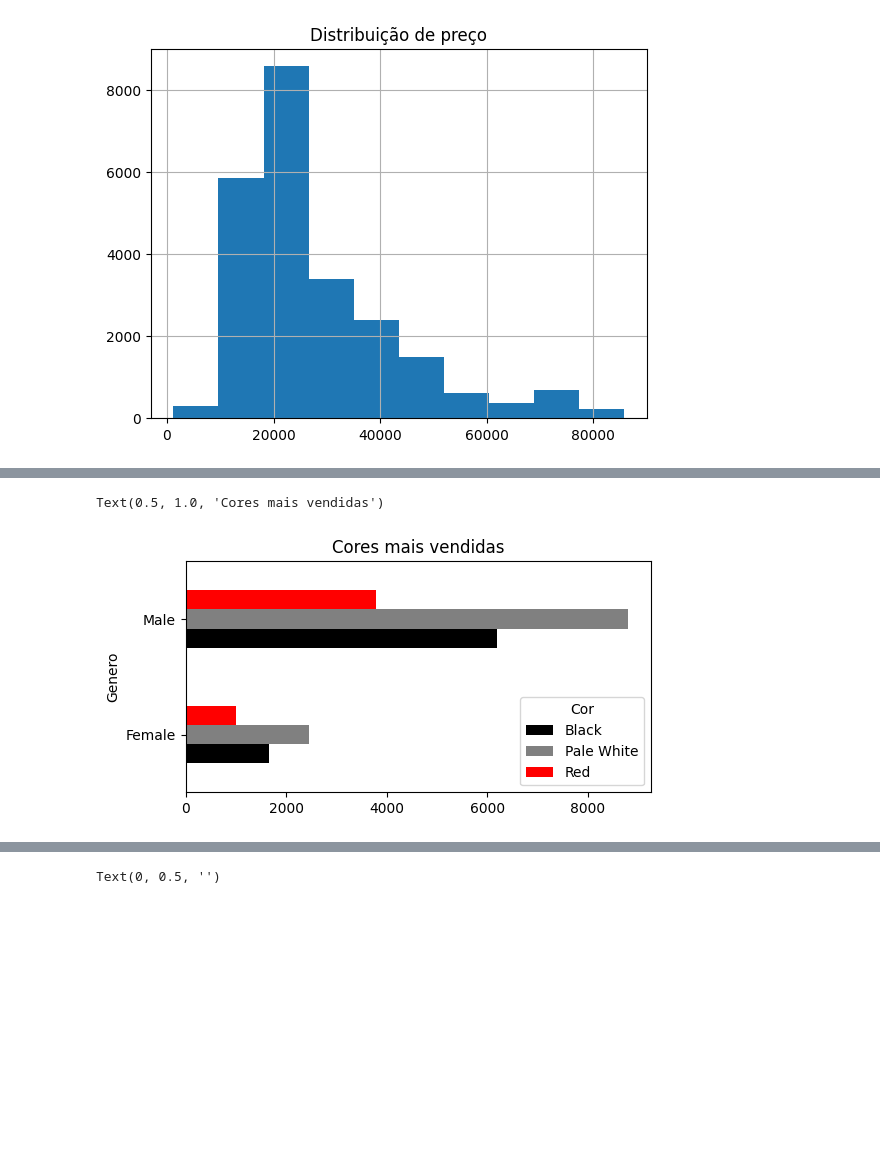
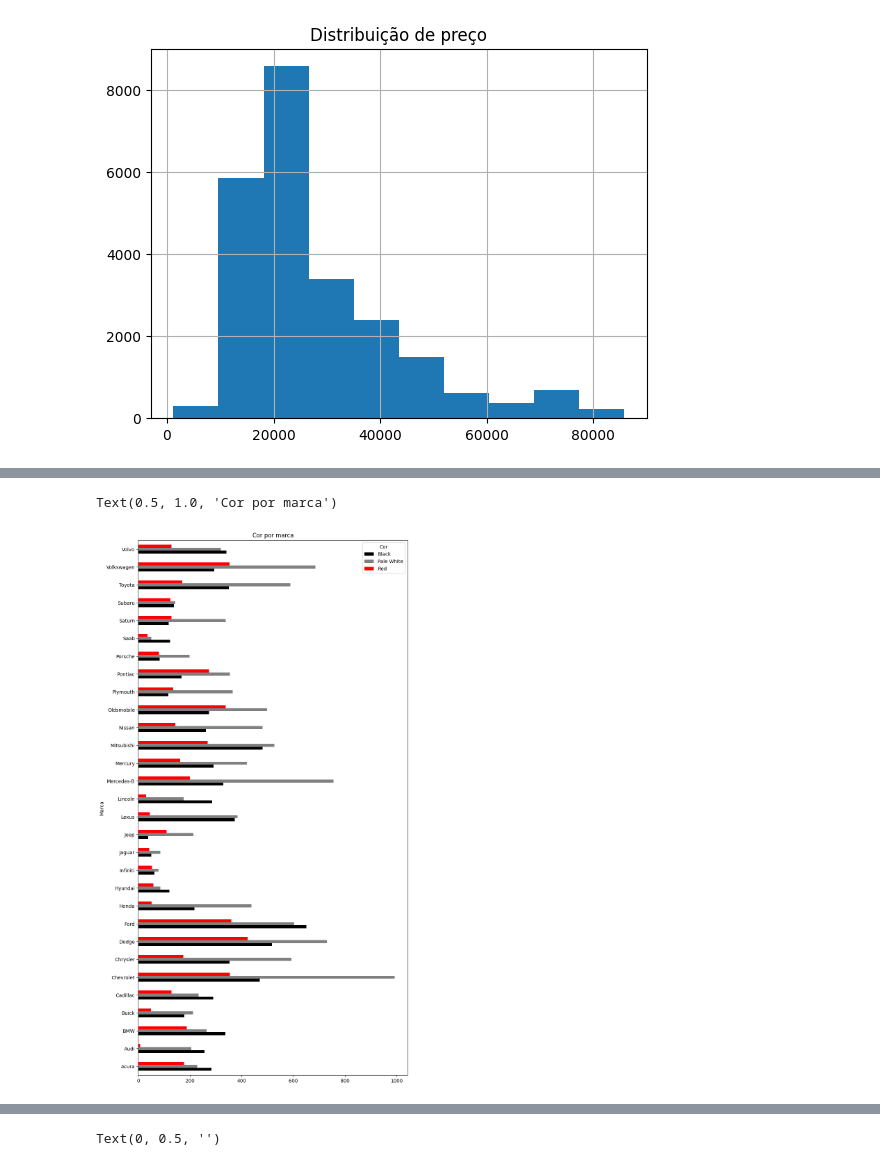
Before and after one commit to AlexPontes97/Projetos, a Jupyter notebook: venda_de_carros.ipynb, the cells around one changed output, grey strips where cells are left out. Saved outputs shown, nothing was run; the diff lists cells and outputs as text; code cells hidden in the pictures; blank space fills up the shorter version.

```diff
--- a/venda_de_carros.ipynb
+++ b/venda_de_carros.ipynb
@@ -87,8 +110,8 @@ Tanto homens quanto mulheres preferem a cor branca
 # %%
-#relacionei cor com genero
-corF=pd.crosstab(df['Genero'],df['Cor'])
-corF.plot(kind='barh',figsize=(6,3),color=['black','gray','red'])
-plt.title('Cores mais vendidas')
+#tabela cruzada
+corF=pd.crosstab(df['Marca'],df['Cor'])
+corF.plot(kind='barh',figsize=(10,20),color=['black','gray','red'])
+plt.title('Cor por marca')
 # %% [output]
-Text(0.5, 1.0, 'Cores mais vendidas')
+Text(0.5, 1.0, 'Cor por marca')
-[figure, old version]
+[figure, new version]
```
Also changed, not shown: parts of 25 cells of this notebook.
